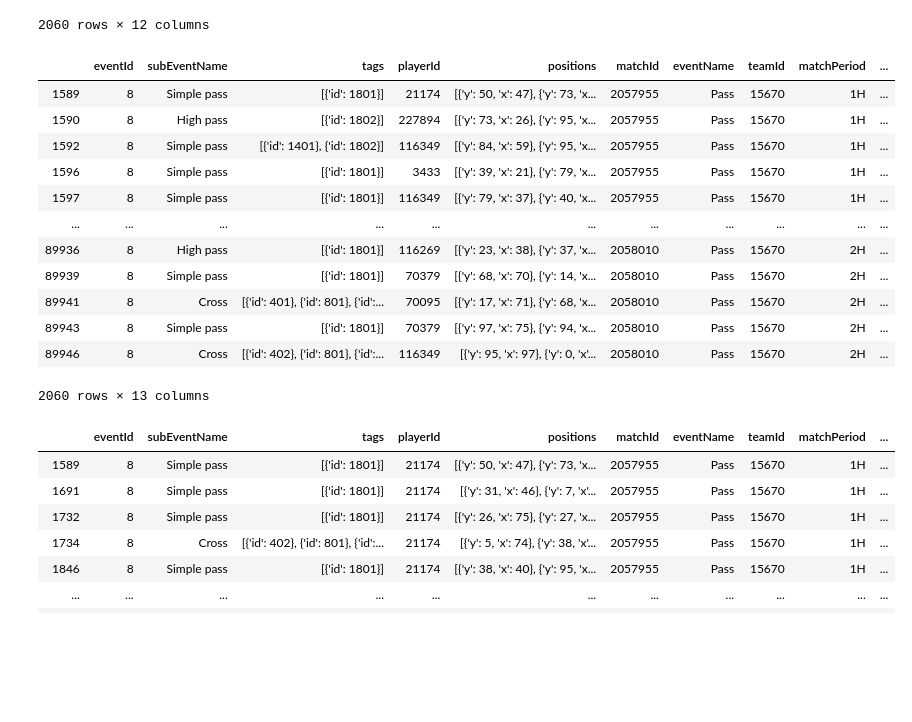
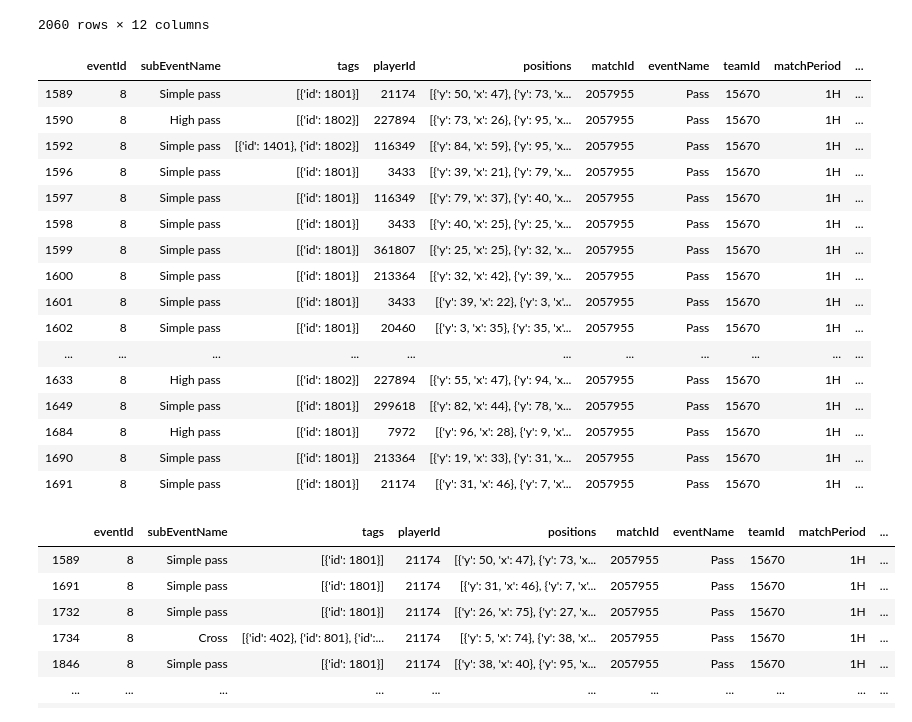
Before and after one commit to tifusisito/AnalisisFutbol, a Jupyter notebook: Cavani.ipynb, the cells around one changed output. Saved outputs shown, nothing was run; the diff lists cells and outputs as text; code cells hidden in the pictures; blank space fills up the shorter version.

```diff
--- a/Cavani.ipynb
+++ b/Cavani.ipynb
@@ -43,7 +43,7 @@ IdUruguay = 15670
                                                   area      type
 119  {'name': 'Uruguay', 'id': 858, 'alpha3code': '...  national
 # %%
-players = pd.read_json(r'C:\Users\modelical\Desktop\Football\players.json')
+players = pd.read_json(r'D:\JGB_Files\DSKTP_2020_05\Football\players.json')
 players.info()
 # %% [output]
 <class 'pandas.core.frame.DataFrame'>
@@ -85,5 +83,5 @@ playersNames
 # %%
-eventsWC = pd.read_json(r'C:\Users\modelical\Desktop\Football\events_World_Cup.json')
+eventsWC = pd.read_json(r'D:\JGB_Files\DSKTP_2020_05\Football\events_World_Cup.json')
 eventsWC.info()
 # %% [output]
 <class 'pandas.core.frame.DataFrame'>
@@ -202,21 +200,25 @@ passesWCTeam
 2060 rows × 12 columns
 # %%
 TeamPassesNames = passesWCTeam.join(playersNames.set_index('wyId'), on='playerId')
-TeamPassesNames
+TeamPassesNames.head(30)
 # %% [output]
 |  | eventId | subEventName | tags | playerId | positions | matchId | eventName | teamId | matchPeriod | ... |
 | 1589 | 8 | Simple pass | [{'id': 1801}] | 21174 | [{'y': 50, 'x': 47}, {'y': 73, 'x... | 2057955 | Pass | 15670 | 1H | ... |
 | 1590 | 8 | High pass | [{'id': 1802}] | 227894 | [{'y': 73, 'x': 26}, {'y': 95, 'x... | 2057955 | Pass | 15670 | 1H | ... |
 | 1592 | 8 | Simple pass | [{'id': 1401}, {'id': 1802}] | 116349 | [{'y': 84, 'x': 59}, {'y': 95, 'x... | 2057955 | Pass | 15670 | 1H | ... |
 | 1596 | 8 | Simple pass | [{'id': 1801}] | 3433 | [{'y': 39, 'x': 21}, {'y': 79, 'x... | 2057955 | Pass | 15670 | 1H | ... |
 | 1597 | 8 | Simple pass | [{'id': 1801}] | 116349 | [{'y': 79, 'x': 37}, {'y': 40, 'x... | 2057955 | Pass | 15670 | 1H | ... |
+| 1598 | 8 | Simple pass | [{'id': 1801}] | 3433 | [{'y': 40, 'x': 25}, {'y': 25, 'x... | 2057955 | Pass | 15670 | 1H | ... |
+| 1599 | 8 | Simple pass | [{'id': 1801}] | 361807 | [{'y': 25, 'x': 25}, {'y': 32, 'x... | 2057955 | Pass | 15670 | 1H | ... |
+| 1600 | 8 | Simple pass | [{'id': 1801}] | 213364 | [{'y': 32, 'x': 42}, {'y': 39, 'x... | 2057955 | Pass | 15670 | 1H | ... |
+| 1601 | 8 | Simple pass | [{'id': 1801}] | 3433 | [{'y': 39, 'x': 22}, {'y': 3, 'x'... | 2057955 | Pass | 15670 | 1H | ... |
+| 1602 | 8 | Simple pass | [{'id': 1801}] | 20460 | [{'y': 3, 'x': 35}, {'y': 35, 'x'... | 2057955 | Pass | 15670 | 1H | ... |
 | ... | ... | ... | ... | ... | ... | ... | ... | ... | ... | ... |
-| 89936 | 8 | High pass | [{'id': 1801}] | 116269 | [{'y': 23, 'x': 38}, {'y': 37, 'x... | 2058010 | Pass | 15670 | 2H | ... |
-| 89939 | 8 | Simple pass | [{'id': 1801}] | 70379 | [{'y': 68, 'x': 70}, {'y': 14, 'x... | 2058010 | Pass | 15670 | 2H | ... |
-| 89941 | 8 | Cross | [{'id': 401}, {'id': 801}, {'id':... | 70095 | [{'y': 17, 'x': 71}, {'y': 68, 'x... | 2058010 | Pass | 15670 | 2H | ... |
-| 89943 | 8 | Simple pass | [{'id': 1801}] | 70379 | [{'y': 97, 'x': 75}, {'y': 94, 'x... | 2058010 | Pass | 15670 | 2H | ... |
-| 89946 | 8 | Cross | [{'id': 402}, {'id': 801}, {'id':... | 116349 | [{'y': 95, 'x': 97}, {'y': 0, 'x'... | 2058010 | Pass | 15670 | 2H | ... |
+| 1633 | 8 | High pass | [{'id': 1802}] | 227894 | [{'y': 55, 'x': 47}, {'y': 94, 'x... | 2057955 | Pass | 15670 | 1H | ... |
+| 1649 | 8 | Simple pass | [{'id': 1801}] | 299618 | [{'y': 82, 'x': 44}, {'y': 78, 'x... | 2057955 | Pass | 15670 | 1H | ... |
+| 1684 | 8 | High pass | [{'id': 1801}] | 7972 | [{'y': 96, 'x': 28}, {'y': 9, 'x'... | 2057955 | Pass | 15670 | 1H | ... |
+| 1690 | 8 | Simple pass | [{'id': 1801}] | 213364 | [{'y': 19, 'x': 33}, {'y': 31, 'x... | 2057955 | Pass | 15670 | 1H | ... |
+| 1691 | 8 | Simple pass | [{'id': 1801}] | 21174 | [{'y': 31, 'x': 46}, {'y': 7, 'x'... | 2057955 | Pass | 15670 | 1H | ... |
-2060 rows × 13 columns
 # %%
 passesWCTeamNames = passesWCTeam.join(playersNames.set_index('wyId'), on='playerId')
 PlayerPasses = passesWCTeamNames[passesWCTeamNames.shortName == 'E. Cavani']
```
Also changed, not shown: parts of 4 cells of this notebook, 1 other file.
